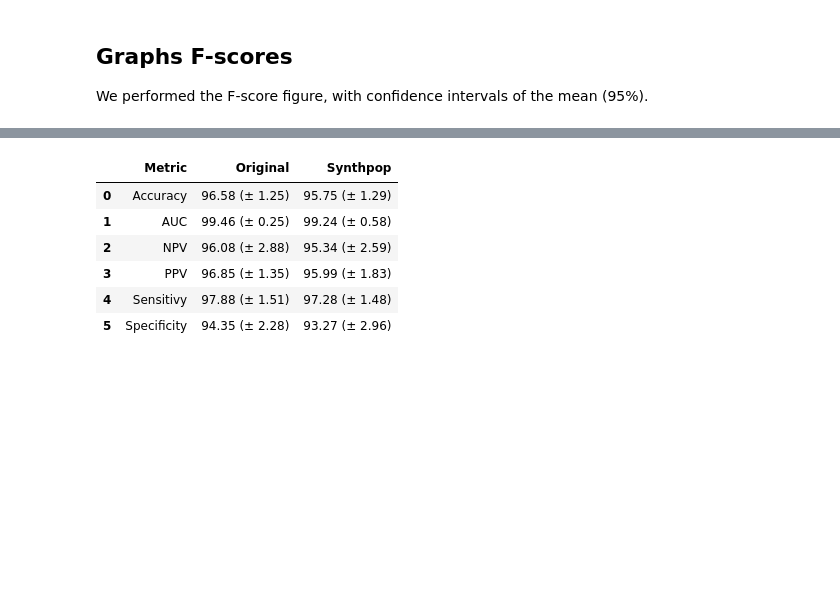
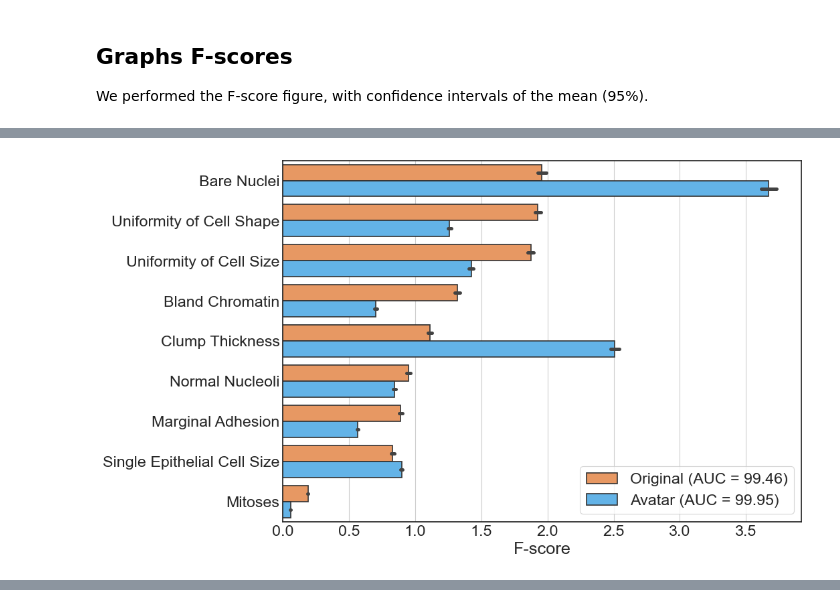
Before and after one commit to octopize/avatar-paper, a Jupyter notebook: notebooks/1.1.WBCD_SVM_model_python.ipynb, the cells around one changed output, grey strips where cells are left out. Drawn from its saved outputs; the diff is of its cells as text; code cells hidden in the pictures; blank space fills up the shorter version.

```diff
--- a/notebooks/1.1.WBCD_SVM_model_python.ipynb
+++ b/notebooks/1.1.WBCD_SVM_model_python.ipynb
@@ -842 +397,5 @@ plt.legend(title="", loc="lower right");
+# %%
+plot_f1_score(comparative_f1_scores_ctgan, save=True, name="ctgan")
+# %% [output]
+[figure, added]
 # %% [markdown]
@@ -845,30 +405,24 @@ plt.legend(title="", loc="lower right");
 We computed prediction performances for each split for avatar and original data.
 Results are presented in table.
 # %%
-# multiple accuracy and auc to get them in percentage
-df_res_70.loc[df_res_70["perf"] == "acc", "0"] *= 100
-df_res_70.loc[df_res_70["perf"] == "auc", "0"] *= 100
+def get_prediction_metrics(df):
+    # multiple accuracy and auc to get them in percentage
+    df.loc[df["perf"] == "acc", "0"] *= 100
+    df.loc[df["perf"] == "auc", "0"] *= 100
 
-# perform stats ok classification metrics
-res_mean = df_res_70.groupby(["perf", "type"]).agg({"0": ["mean", "std"]})
-res_mean = res_mean.reset_index()
-res_mean.columns = ["Metric", "type", "mean", "std"]
-res_mean["values"] = (
-    res_mean["mean"].apply(round_spec, 3)
-    + " (\u00B1 "
-    + res_mean["std"].apply(round_spec, 3)
-    + ")"
-)
-res_mean = res_mean.pivot(index="Metric", columns="type", values="values")
-res_mean.columns = res_mean.columns.values
-res_mean = res_mean.reset_index(col_level=0)
-res_mean["Metric"] = ["Accuracy", "AUC", "NPV", "PPV", "Sensitivy", "Specificity"]
-res_mean
+    # perform stats ok classification metrics
+    prediction_metrics = df.groupby(["perf", "type"]).agg({"0": ["mean", "std"]})
+    prediction_metrics = prediction_metrics.reset_index()
+    prediction_metrics.columns = ["Metric", "type", "mean", "std"]
+    prediction_metrics["values"] = (
+        prediction_metrics["mean"].apply(round_spec, 3)
+        + " (\u00B1 "
+        + prediction_metrics["std"].apply(round_spec, 3)
+        + ")"
+    )
+    prediction_metrics = prediction_metrics.pivot(index="Metric", columns="type", values="values")
+    prediction_metrics.columns = prediction_metrics.columns.values
+    prediction_metrics = prediction_metrics.reset_index(col_level=0)
+    prediction_metrics["Metric"] = ["Accuracy", "AUC", "NPV", "PPV", "Sensitivy", "Specificity"]
+
+    return(prediction_metrics)
-# %% [output]
-|  | Metric | Original | Synthpop |
-| 0 | Accuracy | 96.58 (± 1.25) | 95.75 (± 1.29) |
-| 1 | AUC | 99.46 (± 0.25) | 99.24 (± 0.58) |
-| 2 | NPV | 96.08 (± 2.88) | 95.34 (± 2.59) |
-| 3 | PPV | 96.85 (± 1.35) | 95.99 (± 1.83) |
-| 4 | Sensitivy | 97.88 (± 1.51) | 97.28 (± 1.48) |
-| 5 | Specificity | 94.35 (± 2.28) | 93.27 (± 2.96) |
```
Also changed, not shown: parts of 28 cells of this notebook, 11 other files.
